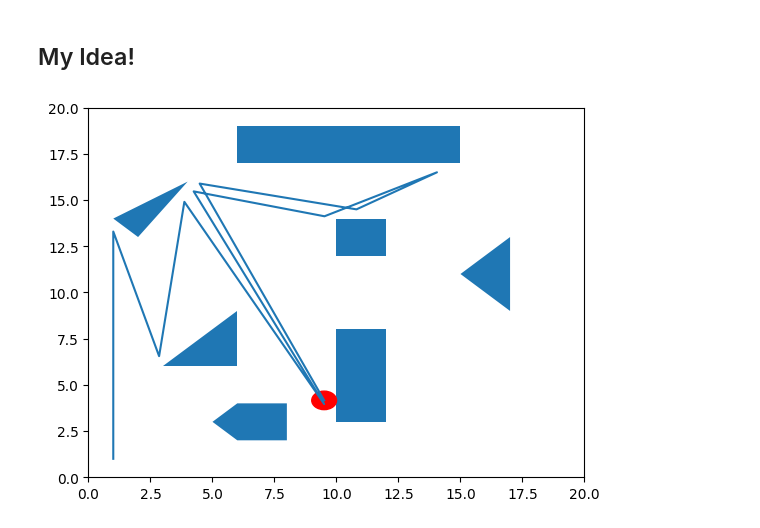
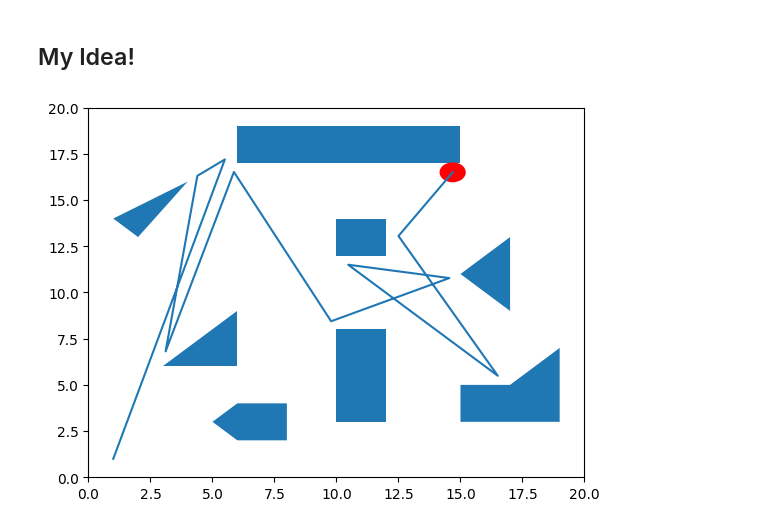
Before and after one commit to hmp-anthony/AIMA, a Jupyter notebook: polygon_env.ipynb, the cells around one changed output. Cells and saved outputs as stored; diff of their text form; code cells hidden in the pictures.

```diff
--- a/polygon_env.ipynb
+++ b/polygon_env.ipynb
@@ -195,7 +195,8 @@ polygons = [polygon([vertex(6,2), vertex(8,2), vertex(8,4), vertex(6,4), vertex(
             polygon([vertex(2,13), vertex(4,16), vertex(1,14)]),
             polygon([vertex(10,12), vertex(12,12), vertex(12,14), vertex(10,14)]),
             polygon([vertex(15,11), vertex(17,9), vertex(17,13)]),
-            polygon([vertex(6,17), vertex(15,17), vertex(15,19), vertex(6,19)])]
+            polygon([vertex(6,17), vertex(15,17), vertex(15,19), vertex(6,19)]),
+            polygon([vertex(15,3), vertex(19,3), vertex(19,7), vertex(17,5), vertex(15,5)])]
 
 initial_position = vertex(1,1)
 
@@ -205,31 +206,31 @@ env.run()
 
 polygon_data = []
 for p in polygons:
     vertex_list = p.get_vertices()
     vertex_list = [(v.x, v.y) for v in vertex_list]
     plot_p = Polygon(vertex_list)
     polygon_data.append(plot_p)
 
 fig,ax = plt.subplots()
 
 for p in polygon_data:
     ax.add_patch(p)
 
 circle1 = plt.Circle((env.agent_position.x, env.agent_position.y), agent.size, color='r')
 plt.gca().add_patch(circle1)
 
 path_x = [initial_position.x]
 path_y = [initial_position.y]
 for p in env.path:
     path_x.append(p.x)
     path_y.append(p.y)
 
 
 ax.plot(path_x, path_y)
 
 ax.set_xlim([0,20])
 ax.set_ylim([0,20])
 
 plt.show()
 # %% [output]
-[figure, old version]
+[figure, new version]
```
